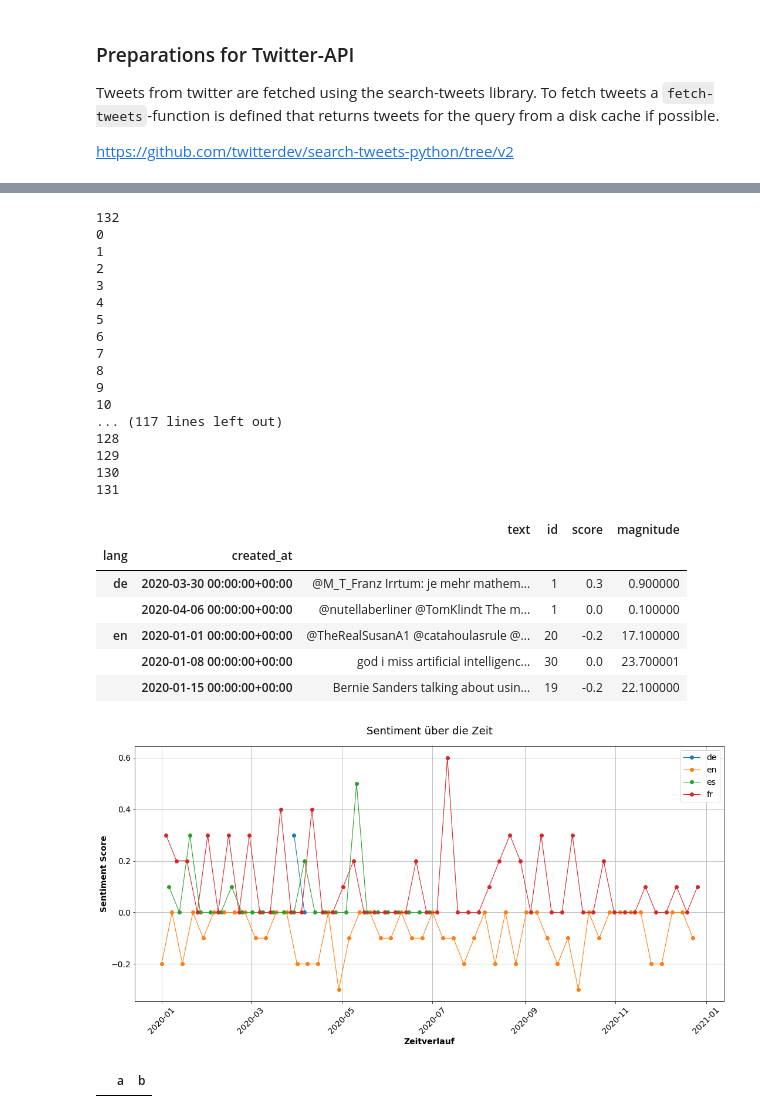
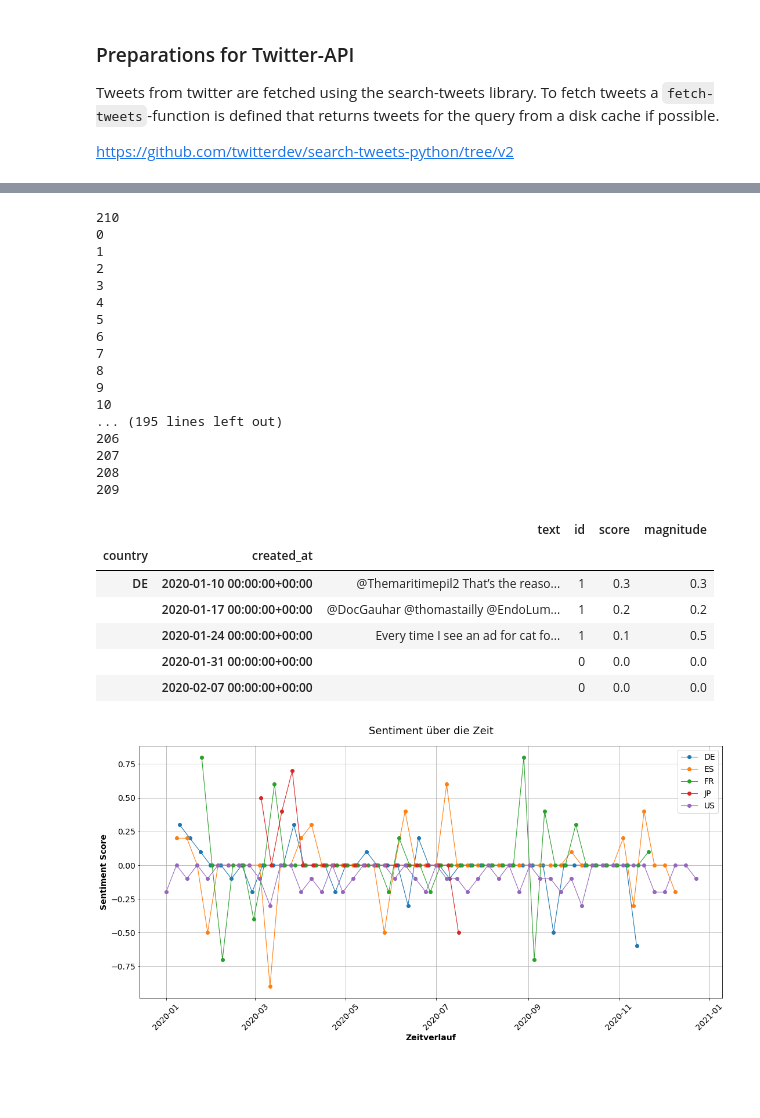
Before and after one commit to lukasleist/tud-is-sentiment, a Jupyter notebook: tool.ipynb, the cells around one changed output, grey strips where cells are left out. Saved outputs shown, nothing was run; the diff lists cells and outputs as text; code cells hidden in the pictures; blank space fills up the shorter version.

Commit message:
Enabeled Grouping by country instead of languages

```diff
--- a/tool.ipynb
+++ b/tool.ipynb
@@ -67,6 +67,8 @@ search_term = 'artificial intelligence'
 countries = ['US', 'DE', 'FR', 'ES', 'JP']
 languages = ['en', 'de', 'fr', 'es', 'jp']
 
+group_on = 'country' # country oder lang
+
 plotted_value = 'sentiment'#'sentiment' # 'magnitude', 'tweets'
 # %% [markdown]
 ### Preparations Google NLP-API
@@ -200,9 +202,11 @@ for country in countries:
             max_tweets=100,
             skip_cache=False
         )
+        tweets['country'] = country
         print("country: {} week: {} start: {}, end: {} number of tweets: {}".format(
             country, week, start, end, len(tweets))
         )
+
         if df is None:
             df = tweets
         else:
@@ -237,6 +241,6 @@ country: JP week: 51 start: 2020-12-23, end: 2020-12-30 number of tweets: 0
 # %%
 sentiment_df = df[df.lang.isin(languages)].reset_index().groupby(
-    'lang'
+    group_on
 ).resample('{}D'.format(time_interval), on='created_at').agg({'text': '. '.join, 'id': 'size'})
 # %%
 ds = []
@@ -256,7 +260,7 @@ sentiment_df['magnitude'] = magnitudes
 
 sentiment_df.head()
 # %% [output]
-132
+210
 0
 1
 2
@@ -268,59 +272,54 @@ sentiment_df.head()
 8
 9
 10
-... (117 lines left out)
-128
-129
-130
-131
+... (195 lines left out)
+206
+207
+208
+209
 |  |  | text | id | score | magnitude |
-| lang | created_at |  |  |  |  |
-| de | 2020-03-30 00:00:00+00:00 | @M_T_Franz Irrtum: je mehr mathem... | 1 | 0.3 | 0.900000 |
-|  | 2020-04-06 00:00:00+00:00 | @nutellaberliner @TomKlindt The m... | 1 | 0.0 | 0.100000 |
-| en | 2020-01-01 00:00:00+00:00 | @TheRealSusanA1 @catahoulasrule @... | 20 | -0.2 | 17.100000 |
-|  | 2020-01-08 00:00:00+00:00 | god i miss artificial intelligenc... | 30 | 0.0 | 23.700001 |
-|  | 2020-01-15 00:00:00+00:00 | Bernie Sanders talking about usin... | 19 | -0.2 | 22.100000 |
+| country | created_at |  |  |  |  |
+| DE | 2020-01-10 00:00:00+00:00 | @Themaritimepil2 That’s the reaso... | 1 | 0.3 | 0.3 |
+|  | 2020-01-17 00:00:00+00:00 | @DocGauhar @thomastailly @EndoLum... | 1 | 0.2 | 0.2 |
+|  | 2020-01-24 00:00:00+00:00 | Every time I see an ad for cat fo... | 1 | 0.1 | 0.5 |
+|  | 2020-01-31 00:00:00+00:00 |  | 0 | 0.0 | 0.0 |
+|  | 2020-02-07 00:00:00+00:00 |  | 0 | 0.0 | 0.0 |
 # %%
 # Adjust figure appearance and scale
 font = {
     'family': 'sans-serif',
     'weight': 'normal',
     'size': 14
 }
 plt.rc("font", **font)
 plt.rc("lines", linewidth=1.1)
 
 y_label_params = {
     'fontfamily': "sans-serif",
     'weight': "bold",
     'fontsize': font['size']
 }
 
 fig, ax = plt.subplots(figsize=(18, 8))
 
-languages = sentiment_df.index.levels[0]
-for lang in languages:
+groups = sentiment_df.index.levels[0]
+for group in groups:
     if plotted_value == 'sentiment':
-        ax.plot(sentiment_df.loc[(lang)].score, 'o-', label=lang)
+        ax.plot(sentiment_df.loc[(group)].score, 'o-', label=group)
         ax.set_ylabel("Sentiment Score", **y_label_params)
     elif plotted_value == 'magnitude':
-        ax.plot(sentiment_df.loc[(lang)].magnitude / sentiment_df.loc[(lang)].id, 'o--', label=lang)
+        ax.plot(sentiment_df.loc[(group)].magnitude / sentiment_df.loc[(group)].id, 'o--', label=group)
         ax.set_ylabel("Magnitude Score", **y_label_params)
     else:
-        ax.plot(sentiment_df.loc[(lang)].id, 'o--', label=lang)
+        ax.plot(sentiment_df.loc[(group)].id, 'o--', label=group)
         ax.set_ylabel("Number of Tweets", **y_label_params)
 
 ax.set_xlabel("Zeitverlauf", fontfamily="sans-serif",
               weight="bold", fontsize=font['size'])
 ax.grid()
 ax.legend(loc='best')
 plt.title("Sentiment über die Zeit", fontfamily="sans-serif", fontsize=18, pad=20)
 plt.xticks(rotation=45)
 plt.show()
 # %% [output]
-[figure, old version]
+[figure, new version]
-# %%
-test = pd.DataFrame(columns=['a', 'b'])
-test.convert_dtypes()
-# %% [output]
-|  | a | b |
```
Also changed, not shown: parts of 2 cells of this notebook.
